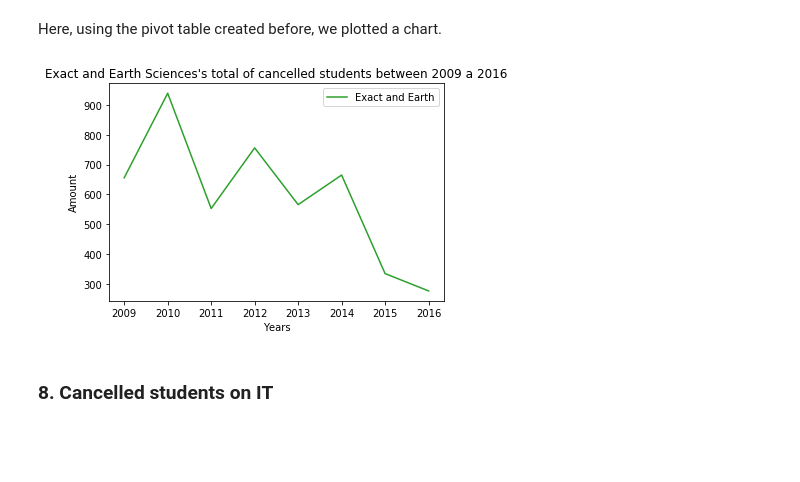
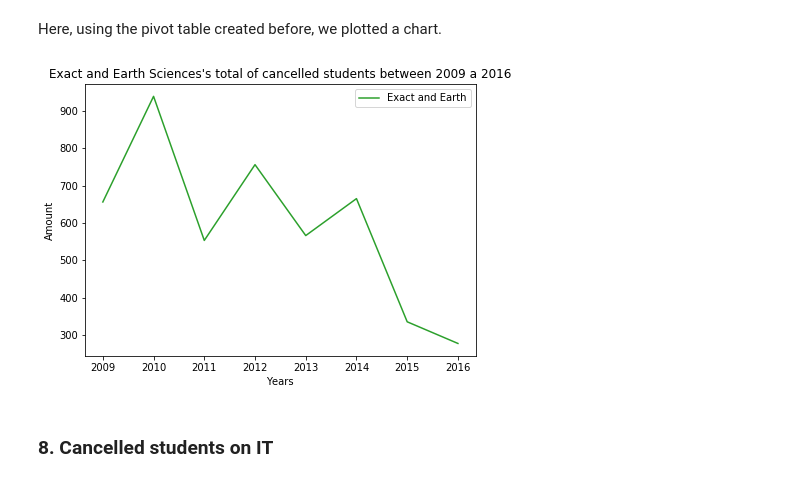
Before and after one commit to bigodel/UFRN-course-analysis, a Jupyter notebook: course_analysis.ipynb, the cells around one changed output. Cells and saved outputs as stored; diff of their text form; code cells hidden in the pictures; blank space fills up the shorter version.

```diff
--- a/course_analysis.ipynb
+++ b/course_analysis.ipynb
@@ -387,15 +388,16 @@ m
 # %% [markdown]
 Here, using the pivot table created before, we plotted a chart.
 # %%
+plt.figure(figsize=(7, 5))
 plt.plot(m['ano_ingresso'],
          m['amount'], c=_green, label='Exact and Earth')
 plt.legend(loc='best')
 plt.xlabel('Years')
 plt.ylabel('Amount')
 plt.title('Exact and Earth Sciences\'s total of cancelled students between 2009 a 2016')
 plt.show()
 # %% [output]
-[figure, old version]
+[figure, new version]
 # %% [markdown]
 ### 8. Cancelled students on IT ##
 # %% [markdown]
```
Also changed, not shown: parts of 5 cells of this notebook.
